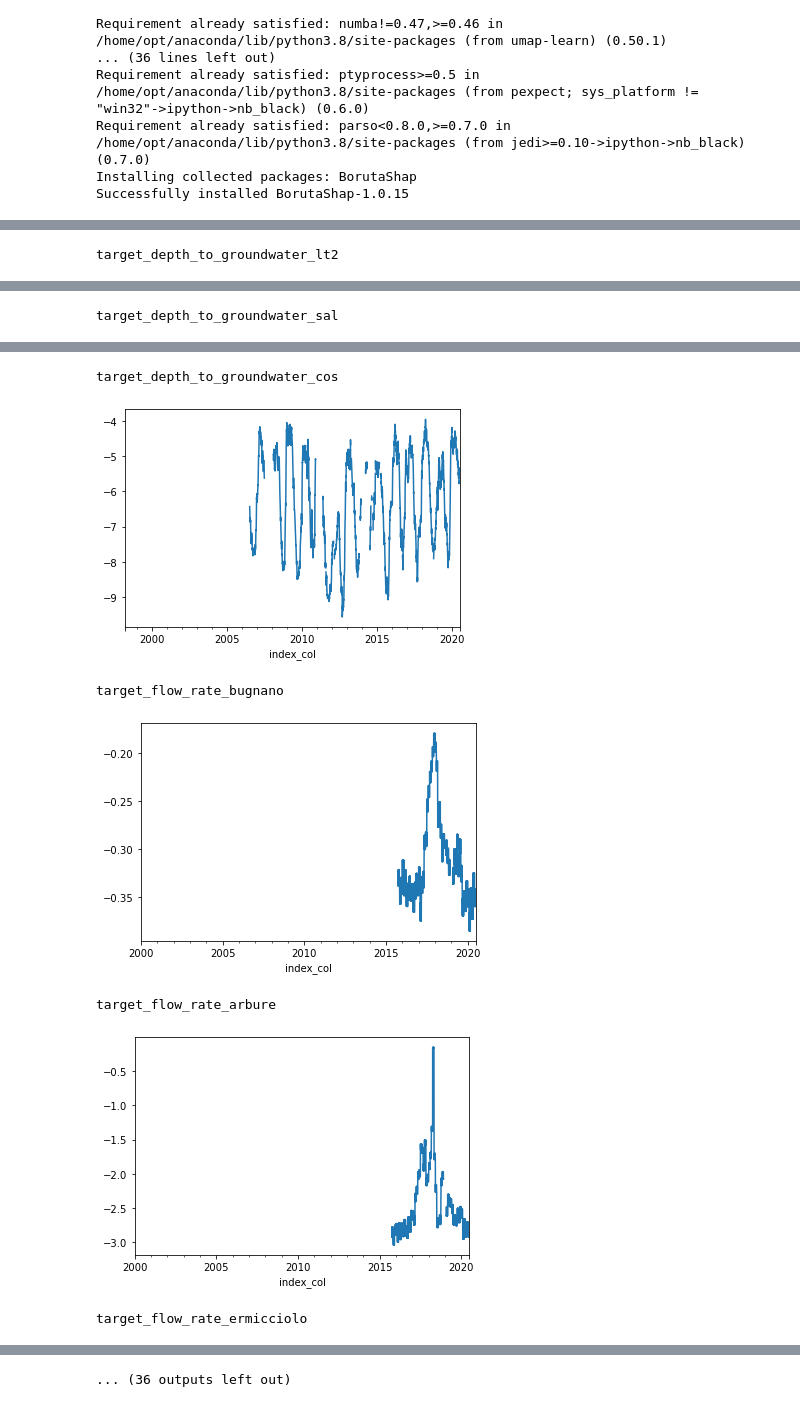
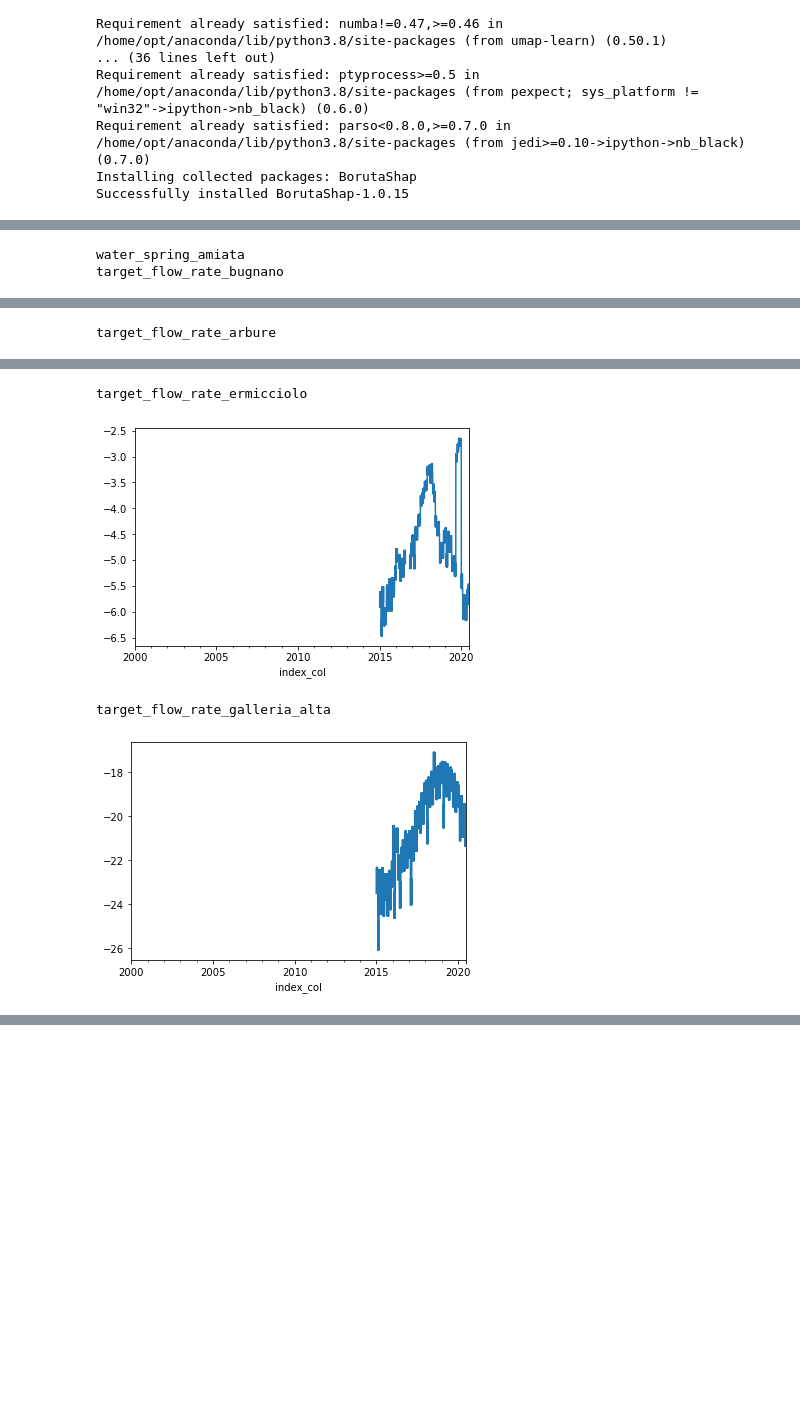
Before and after one commit to thomas-wsbd/acea-water-prediction, a Jupyter notebook: features.ipynb, the cells around one changed output, grey strips where cells are left out. Saved outputs shown, nothing was run; the diff lists cells and outputs as text; code cells hidden in the pictures; blank space fills up the shorter version.

```diff
--- a/features.ipynb
+++ b/features.ipynb
@@ -169,22 +52,11 @@ def gather_df(
 # %%
-import matplotlib.pyplot as plt
-
-data_sets = [
-    "aquifer_auser",
-    "water_spring_amiata",
-    "aquifer_petrignano",
-    "aquifer_doganella",
-    "aquifer_luco",
-    "river_arno",
-    "lake_bilancino",
-    "water_spring_lupa",
-    "water_spring_madonna_di_canneto",
-]
-for dataset in data_sets:
+for dataset in DATA_SETS[1:2]:
+    print(dataset)
     df = gather_df(dataset, True, False, False, True)
     for target_col in [c for c in df.columns if "target" in c]:
         print(target_col)
         df[target_col].plot()
         plt.show()
 # %% [output]
-target_depth_to_groundwater_lt2
+water_spring_amiata
+target_flow_rate_bugnano
@@ -192 +64 @@ target_depth_to_groundwater_lt2
-target_depth_to_groundwater_sal
+target_flow_rate_arbure
@@ -194,7 +66,4 @@ target_depth_to_groundwater_sal
-target_depth_to_groundwater_cos
+target_flow_rate_ermicciolo
-[figure, old version]
+[figure, new version]
-target_flow_rate_bugnano
+target_flow_rate_galleria_alta
-[figure, old version]
+[figure, new version]
-target_flow_rate_arbure
-[figure, removed]
-target_flow_rate_ermicciolo
@@ -202 +69,0 @@ target_flow_rate_ermicciolo
-... (36 outputs left out)
```
Also changed, not shown: parts of 9 cells of this notebook, 13 other files.
